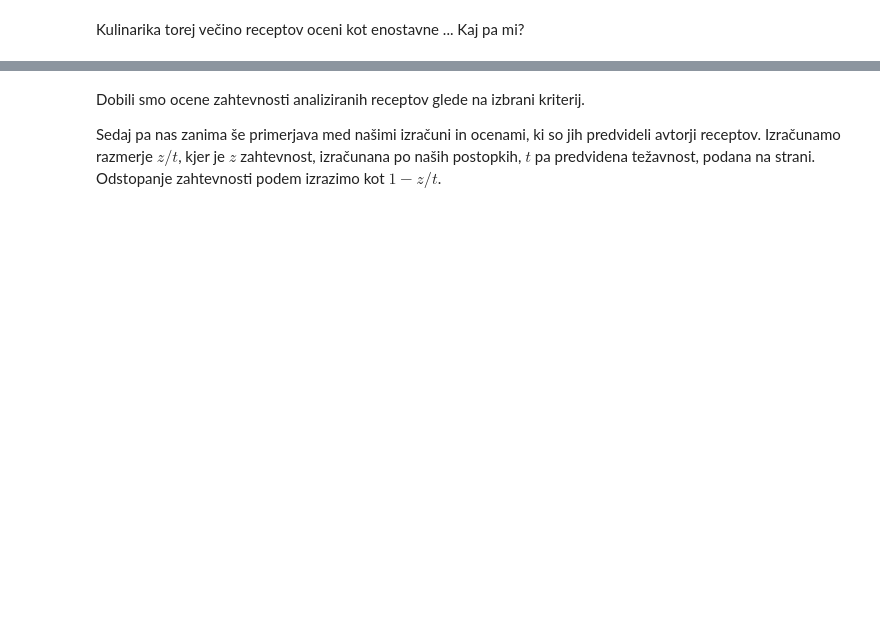
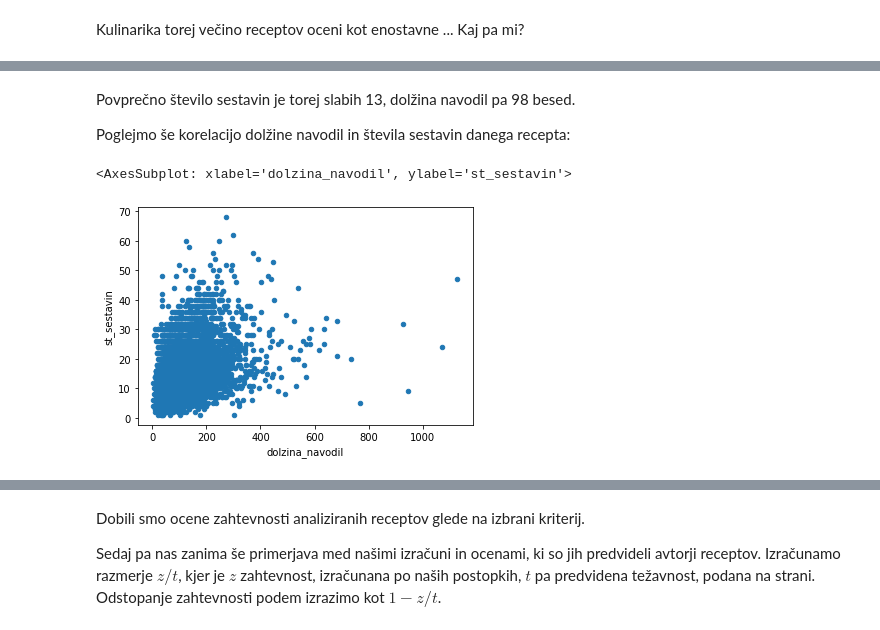
Before and after one commit to MarijaJez/Projekt, a Jupyter notebook: analiza.ipynb, the cells around one changed output, grey strips where cells are left out. Saved outputs shown, nothing was run; the diff lists cells and outputs as text; code cells hidden in the pictures; blank space fills up the shorter version.

```diff
--- a/analiza.ipynb
+++ b/analiza.ipynb
@@ -79,0 +111,9 @@ def minmax(df):
+# %% [markdown]
+Povprečno število sestavin je torej slabih 13, dolžina navodil pa 98 besed.
+
+Poglejmo še korelacijo dolžine navodil in števila sestavin danega recepta:
+# %%
+recepti.sort_values('dolzina_navodil').plot.scatter(x='dolzina_navodil', y='st_sestavin')
+# %% [output]
+<AxesSubplot: xlabel='dolzina_navodil', ylabel='st_sestavin'>
+[figure, added]
```
Also changed, not shown: parts of 41 cells of this notebook, 1 other file.
